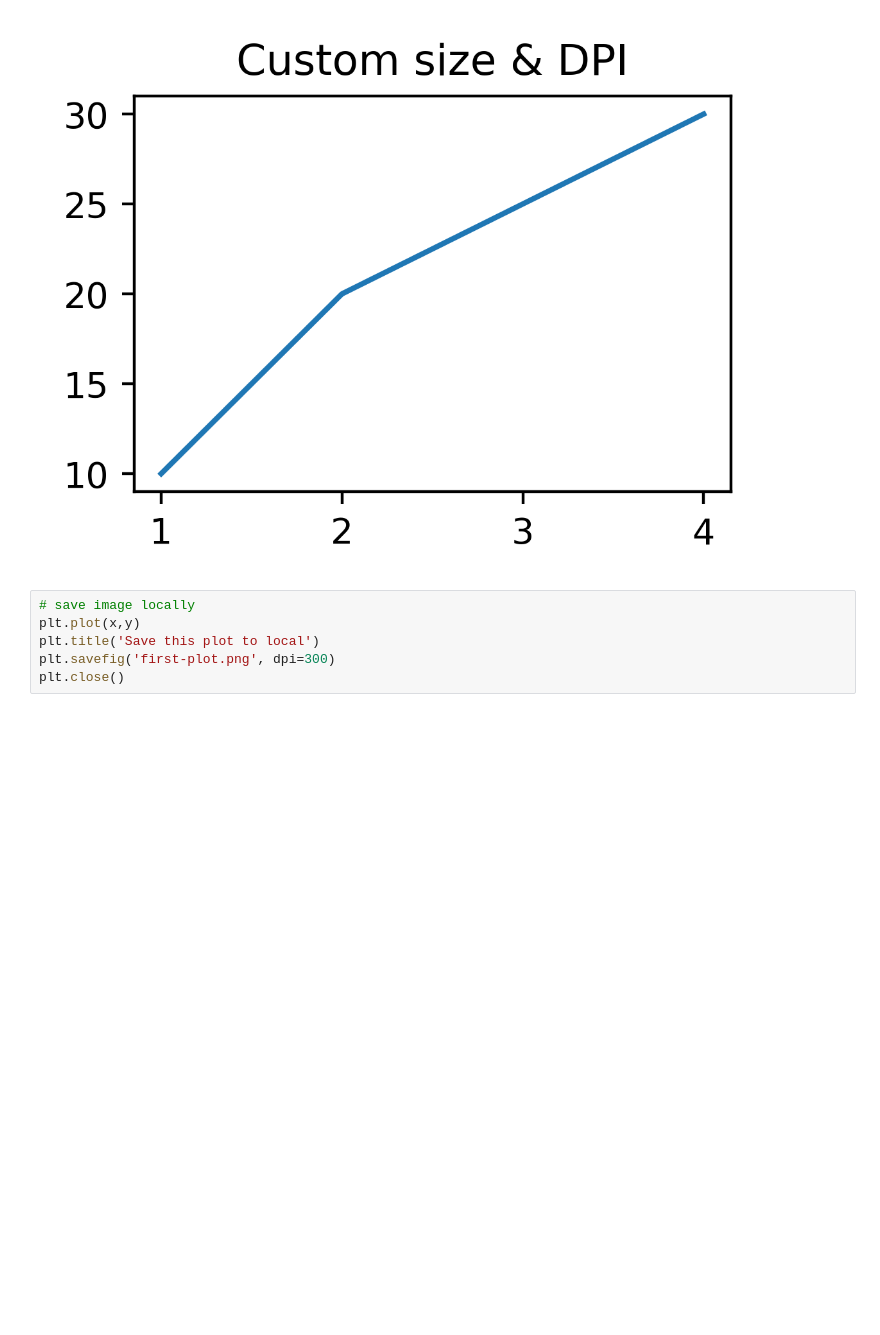
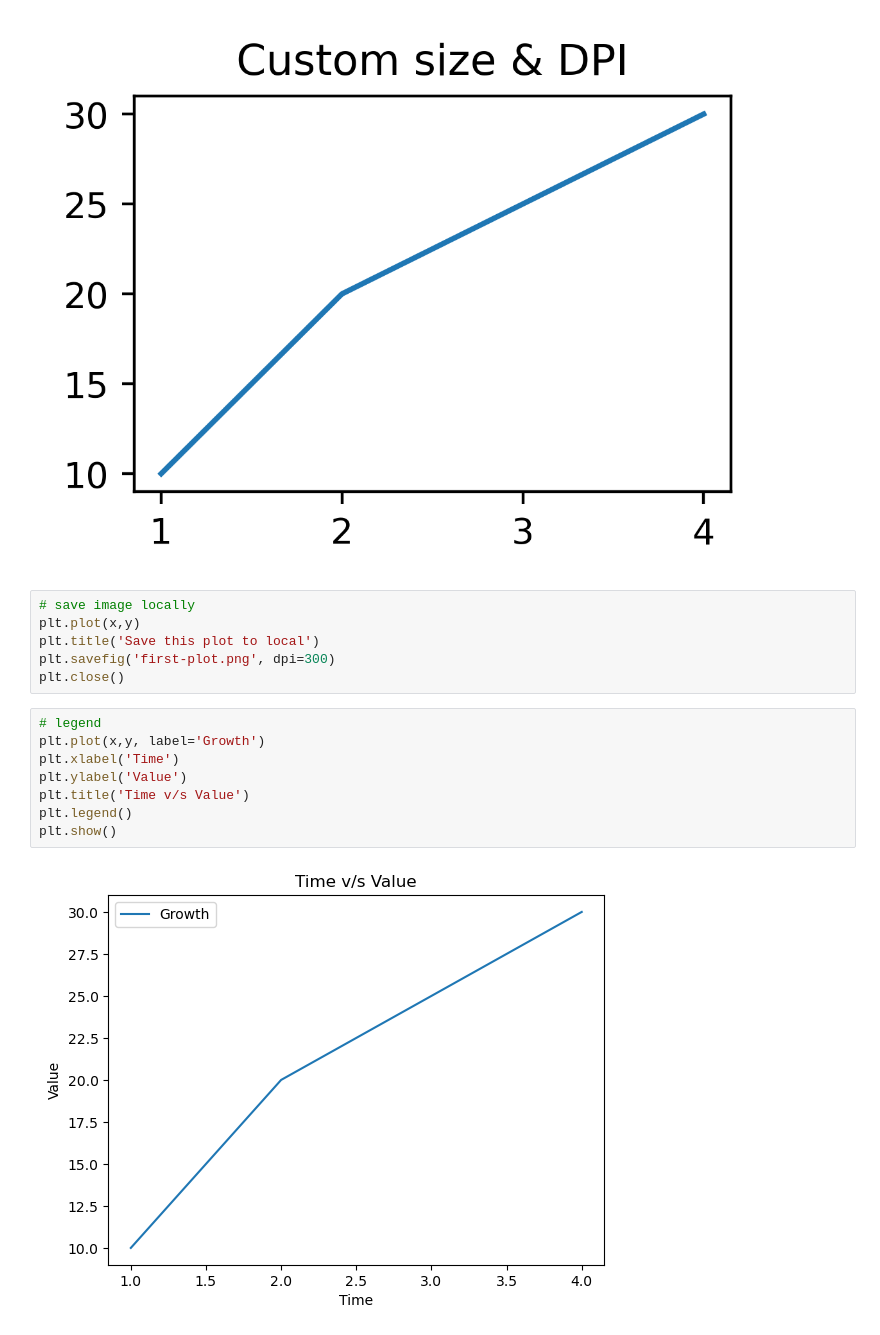
Before and after one commit to omrajsharma/lb-py-25-may-2025, a Jupyter notebook: mpl.ipynb, the cells around one changed output. Cells and saved outputs as stored; diff of their text form; blank space fills up the shorter version.

```diff
--- a/mpl.ipynb
+++ b/mpl.ipynb
@@ -62,3 +62,13 @@ plt.plot(x,y)
 plt.title('Save this plot to local')
 plt.savefig('first-plot.png', dpi=300)
 plt.close()
+# %%
+# legend
+plt.plot(x,y, label='Growth')
+plt.xlabel('Time')
+plt.ylabel('Value')
+plt.title('Time v/s Value')
+plt.legend()
+plt.show()
+# %% [output]
+[figure, added]
```
Also changed, not shown: parts of 8 cells of this notebook.
